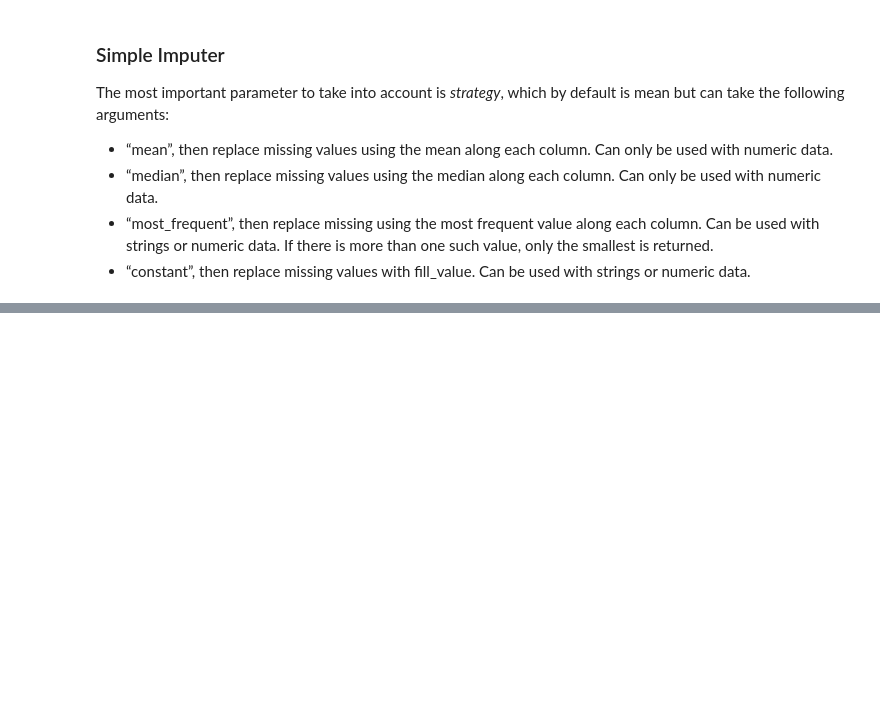
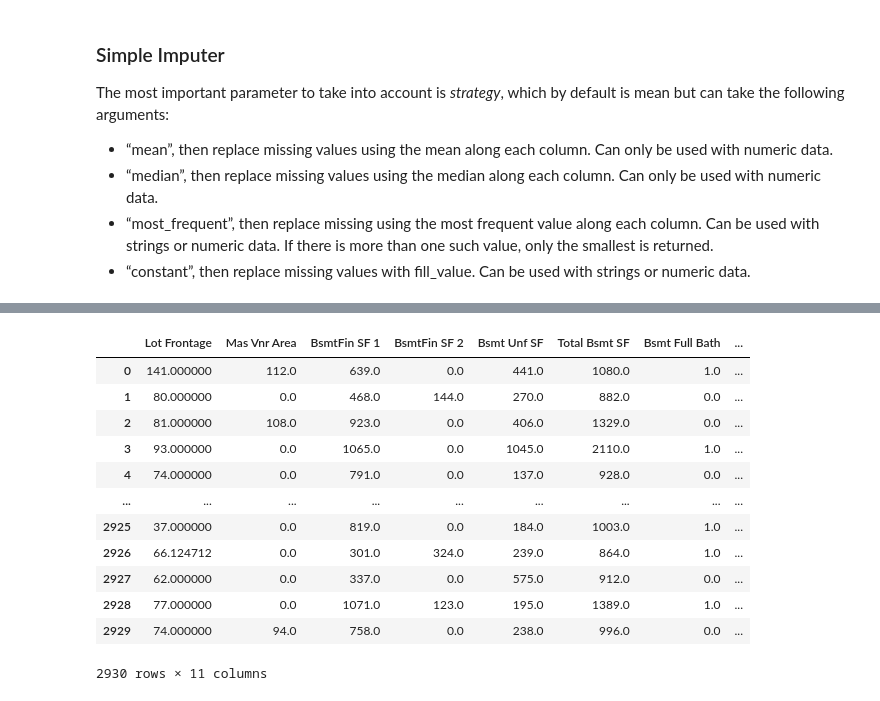
Before and after one commit to SimRey/Machine-Learning, a Jupyter notebook: Preprocessing/05-Imputing.ipynb, the cells around one changed output, grey strips where cells are left out. Drawn from its saved outputs; the diff is of its cells as text; code cells hidden in the pictures; blank space fills up the shorter version.

```diff
--- a/Preprocessing/05-Imputing.ipynb
+++ b/Preprocessing/05-Imputing.ipynb
@@ -21,0 +239,3 @@ The most important parameter to take into account is *strategy*, which by defaul
+# %%
+df = pd.read_csv("C:/Users/Lenovo/Desktop/Python/Machine Learning/Preprocessing/Data Sets/Ames_Housing_Data.csv")
+df.head()
@@ -21,0 +250,23 @@ The most important parameter to take into account is *strategy*, which by defaul
+# %%
+a = df.select_dtypes("float")
+cols= a.columns
+# %%
+imp_mean = IterativeImputer(random_state=0)
+
+vals = imp_mean.fit_transform(a)
+df1 = pd.DataFrame(data=vals, columns=cols)
+df1
+# %% [output]
+|  | Lot Frontage | Mas Vnr Area | BsmtFin SF 1 | BsmtFin SF 2 | Bsmt Unf SF | Total Bsmt SF | Bsmt Full Bath | ... |
+| 0 | 141.000000 | 112.0 | 639.0 | 0.0 | 441.0 | 1080.0 | 1.0 | ... |
+| 1 | 80.000000 | 0.0 | 468.0 | 144.0 | 270.0 | 882.0 | 0.0 | ... |
+| 2 | 81.000000 | 108.0 | 923.0 | 0.0 | 406.0 | 1329.0 | 0.0 | ... |
+| 3 | 93.000000 | 0.0 | 1065.0 | 0.0 | 1045.0 | 2110.0 | 1.0 | ... |
+| 4 | 74.000000 | 0.0 | 791.0 | 0.0 | 137.0 | 928.0 | 0.0 | ... |
+| ... | ... | ... | ... | ... | ... | ... | ... | ... |
+| 2925 | 37.000000 | 0.0 | 819.0 | 0.0 | 184.0 | 1003.0 | 1.0 | ... |
+| 2926 | 66.124712 | 0.0 | 301.0 | 324.0 | 239.0 | 864.0 | 1.0 | ... |
+| 2927 | 62.000000 | 0.0 | 337.0 | 0.0 | 575.0 | 912.0 | 0.0 | ... |
+| 2928 | 77.000000 | 0.0 | 1071.0 | 123.0 | 195.0 | 1389.0 | 1.0 | ... |
+| 2929 | 74.000000 | 94.0 | 758.0 | 0.0 | 238.0 | 996.0 | 0.0 | ... |
+2930 rows × 11 columns
```
Also changed, not shown: parts of 17 cells of this notebook, 1 other file.
